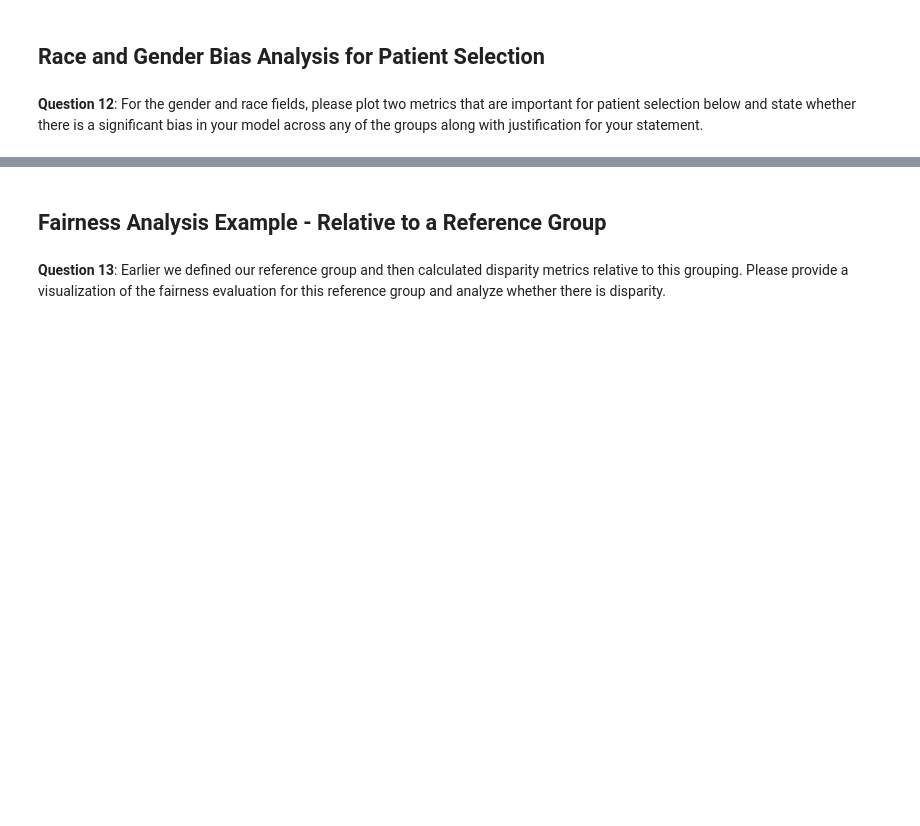
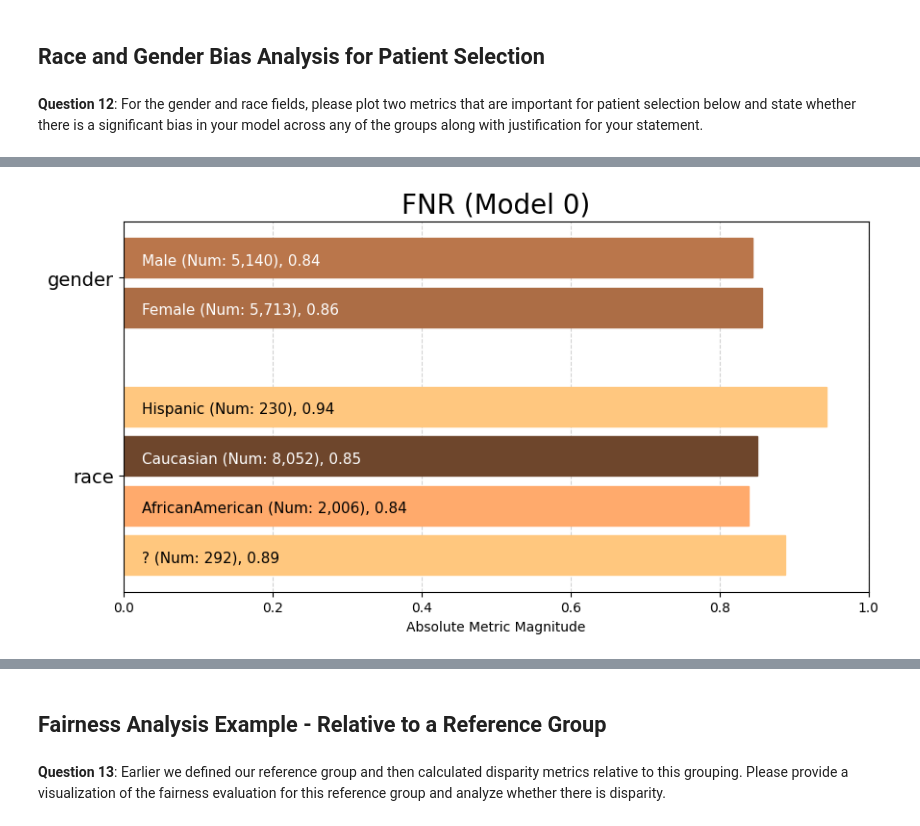
Before and after one commit to nathan-standafer/cd0372-Applying-AI-to-EHR-Data, a Jupyter notebook: project/starter_code/student_project.ipynb, the cells around one changed output, grey strips where cells are left out. Saved outputs shown, nothing was run; the diff lists cells and outputs as text; code cells hidden in the pictures; blank space fills up the shorter version.

```diff
--- a/project/starter_code/student_project.ipynb
+++ b/project/starter_code/student_project.ipynb
@@ -1006,0 +1018,5 @@ fdf = f.get_group_value_fairness(bdf)
+# %%
+# False Negative Rate across groups
+fpr_plot = aqp.plot_group_metric(xtab, 'fnr', min_group_size=0.01)
+# %% [output]
+[figure, added]
```
Also changed, not shown: parts of 8 cells of this notebook.
